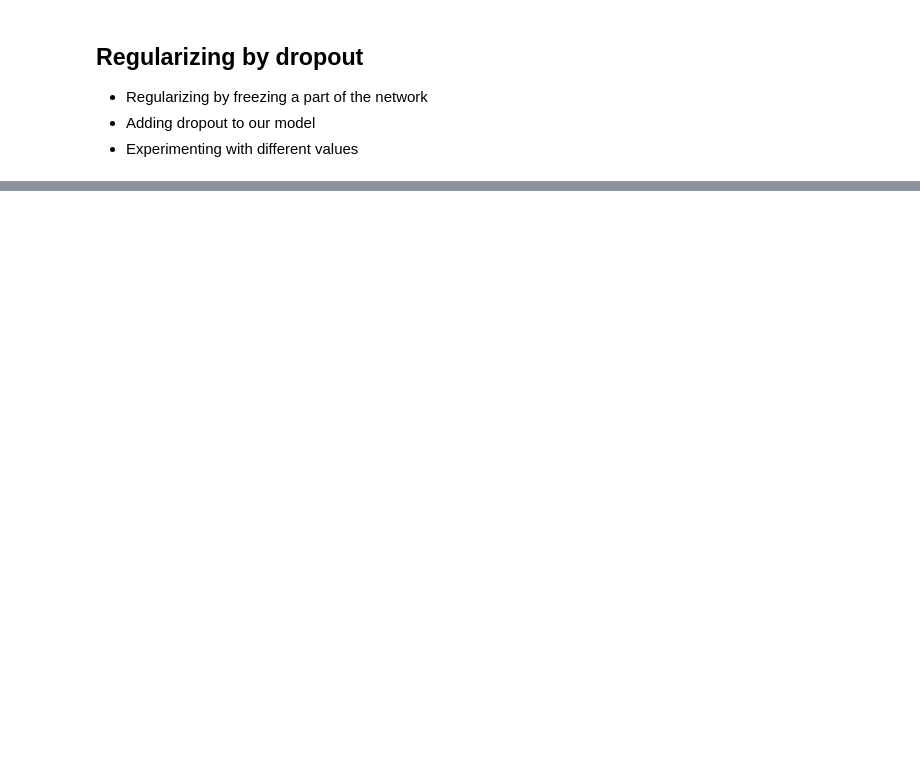
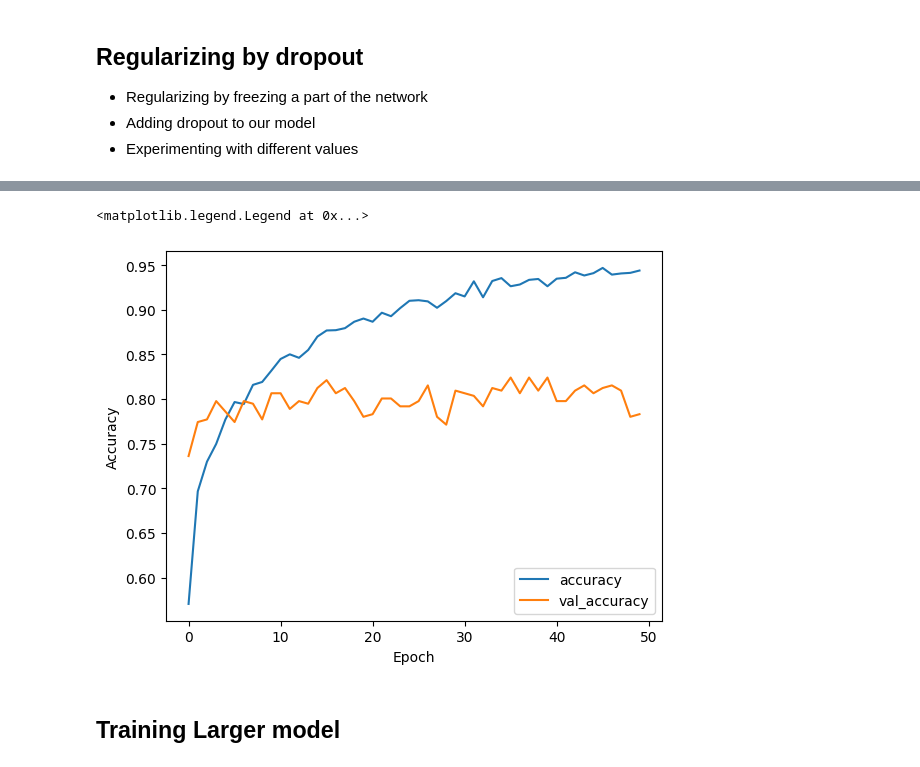
Before and after one commit to codevalhalla/ml-fashion-classification, a Jupyter notebook: notebooks/fashion-classification.ipynb, the cells around one changed output, grey strips where cells are left out. Cells and saved outputs as stored; diff of their text form; code cells hidden in the pictures; blank space fills up the shorter version.

Commit message:
train the model with data agumentation

```diff
--- a/notebooks/fashion-classification.ipynb
+++ b/notebooks/fashion-classification.ipynb
@@ -537,0 +571,22 @@ droprate=0.2
+# %%
+train_gen = ImageDataGenerator(
+    preprocessing_function=preprocess_input,
+    shear_range=10.0,
+    zoom_range=0.1,
+    vertical_flip=True
+    )
+
+train_ds= train_gen.flow_from_directory("../data/train",
+                                        target_size=(150,150),
+                                        batch_size=32
+                                        )
+
+# for validation
+
+val_gen = ImageDataGenerator(
+    preprocessing_function=preprocess_input)
+
+val_ds= val_gen.flow_from_directory("../data/validation",
+                                    target_size=  (150,150),
+                                    batch_size=32,
+                                    shuffle=False)
@@ -537,0 +596,10 @@ droprate=0.2
+# %%
+learning_rate = 0.001
+size = 100
+droprate = 0.2
+
+model = make_model(learning_rate=learning_rate,
+                   size_inner=size,
+                   droprate=droprate)
+
+history = model.fit(train_ds,epochs=50,validation_data=val_ds)
@@ -537,0 +624,12 @@ droprate=0.2
+# %%
+hist = history.history
+plt.plot(hist['accuracy'],label='accuracy')
+plt.plot(hist['val_accuracy'],label='val_accuracy')
+plt.xlabel('Epoch')
+plt.ylabel('Accuracy')
+plt.legend(loc='lower right')
+# %% [output]
+<matplotlib.legend.Legend at 0x...>
+[figure, added]
+# %% [markdown]
+## Training Larger model
```
Also changed, not shown: parts of 26 cells of this notebook.
